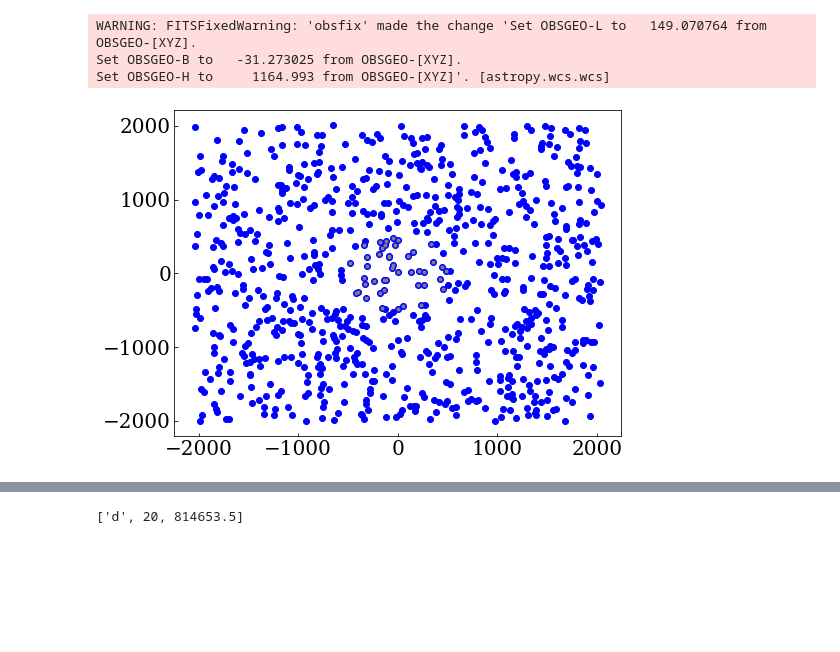
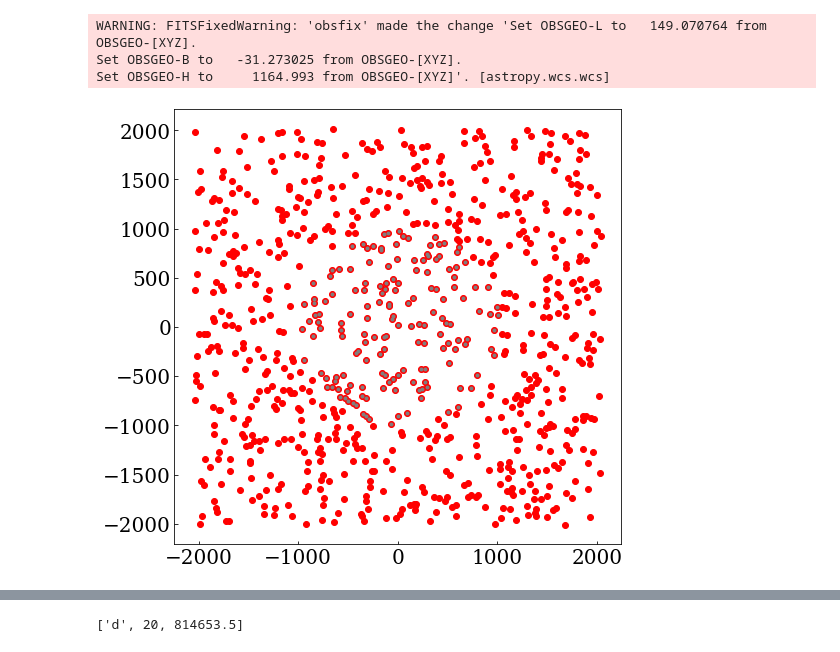
Before and after one commit to BartOuwehand/BRPJ0600, a Jupyter notebook: testfile2.ipynb, the cells around one changed output, grey strips where cells are left out. Cells and saved outputs as stored; diff of their text form; code cells hidden in the pictures; blank space fills up the shorter version.

Commit message:
Changes in code for presentation so only changes in graphs

```diff
--- a/testfile2.ipynb
+++ b/testfile2.ipynb
@@ -79,36 +79,36 @@ Set OBSGEO-H to     1164.993 from OBSGEO-[XYZ]'. [astropy.wcs.wcs]
 # %%
 # functie(lijst met pixel_coordinaten van standards, lijst met pixel coordinaten huidige sterren):
 #   reken afstanden uit
 #   Test of afstand voldoende klein is (print afstanden)
 #
 #   return index dichtbijzijndste ster voor elke ingevoerde ster
 
 def find_stars(xobj_list, yobj_list, xlist, ylist):
     #print (xobj_list)
     #print (yobj_list)
     #print (xlist)
     #print (ylist)
-
-    plt.scatter(xlist-2048,ylist-2048,c='b',)
+    plt.figure(figsize=(8,8))
+    plt.scatter(xlist-2048,ylist-2048,c='r',)
     plt.scatter(xobj_list-2048, yobj_list-2048, c='grey',marker='.')
     #plt.axis(xmin=-800,xmax=800,ymin=-800,ymax=800)
     plt.show()
 
     # Make a matrix with each column the same xlist or ylist.
     # The number of columns is the number of objects in standards.txt
     xmatrix = np.array(list(xlist)*len(xobj_list)).reshape([len(xobj_list),len(xlist)]).transpose()
     ymatrix = np.array(list(ylist)*len(yobj_list)).reshape([len(yobj_list),len(ylist)]).transpose()
 
     distance_matrix = np.sqrt((xmatrix-xobj_list)**2 + (ymatrix-yobj_list)**2)
 
     indices = np.argmin(distance_matrix, axis=0)
 
     return indices, np.diag(distance_matrix[indices]) #the daigonal gives the distance from each point to the star
 
 
 stars_arg, d = find_stars(coord[:,0],coord[:,1], phot['x'], phot['y'])
 # %% [output]
-[figure, old version]
+[figure, new version]
 # %%
 # Getting the flux & fluxerr values for the different stars
 flux_stars = phot['flux'][stars_arg]
```
Also changed, not shown: parts of 3 cells of this notebook, 3 other files.
